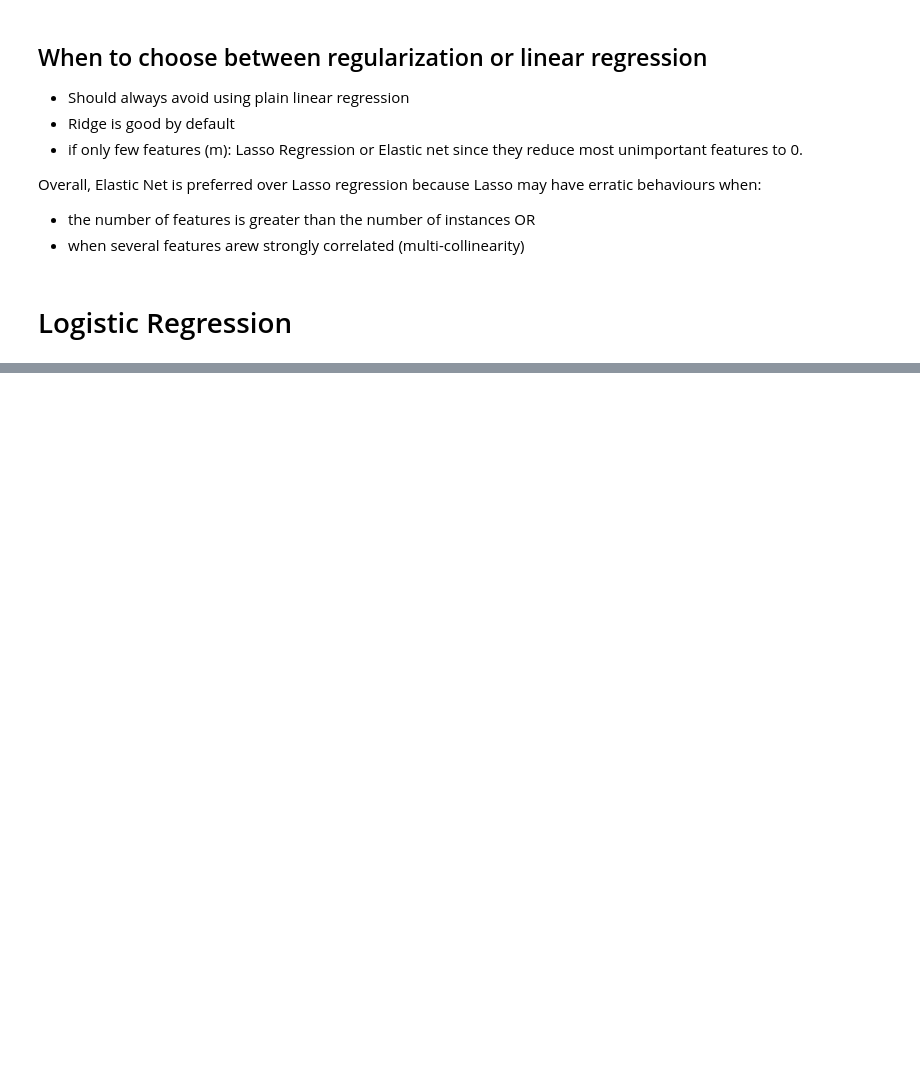
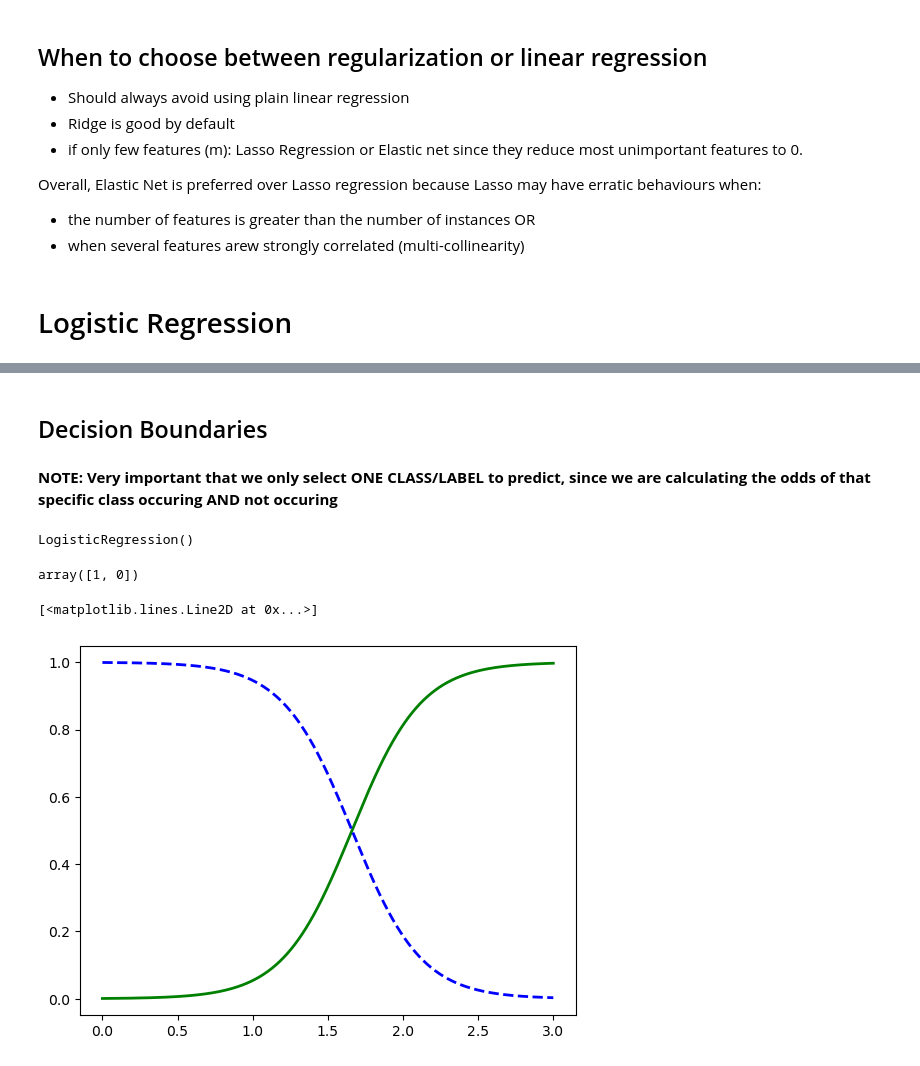
Before and after one commit to atreyu595/Regression-Knowledge-Base, a Jupyter notebook: Regression.ipynb, the cells around one changed output, grey strips where cells are left out. Cells and saved outputs as stored; diff of their text form; code cells hidden in the pictures; blank space fills up the shorter version.

```diff
--- a/Regression.ipynb
+++ b/Regression.ipynb
@@ -571,0 +613,30 @@ Overall, Elastic Net is preferred over Lasso regression because Lasso may have e
+# %% [markdown]
+<h2>Decision Boundaries</h2>
+# %%
+from sklearn import datasets
+
+iris = datasets.load_iris()
+iris.keys()
+X_iris = iris['data'][:, 3:] #width of petal
+y_iris = (iris['target'] == 2).astype(int) #iris virginica class
+# %% [markdown]
+<b>NOTE: Very important that we only select ONE CLASS/LABEL to predict, since we are calculating the odds of that specific class occuring AND not occuring</b>
+# %%
+from sklearn.linear_model import LogisticRegression
+
+log_reg = LogisticRegression()
+log_reg.fit(X_iris, y_iris)
+# %% [output]
+LogisticRegression()
+# %%
+log_reg.predict([[1.7],[1.5]])
+# %% [output]
+array([1, 0])
+# %%
+X_new = np.linspace(1, 3, 1000).reshape(-1, 1)
+y_proba = log_reg.predict_proba(X_new)
+plt.plot(X_new, y_proba[:, 1], "g-", linewidth=2, label="Iris virginica")
+plt.plot(X_new, y_proba[:, 0], "b--", linewidth=2, label="Not Iris virginica")
+# %% [output]
+[<matplotlib.lines.Line2D at 0x...>]
+[figure, added]
```
Also changed, not shown: parts of 5 cells of this notebook.
